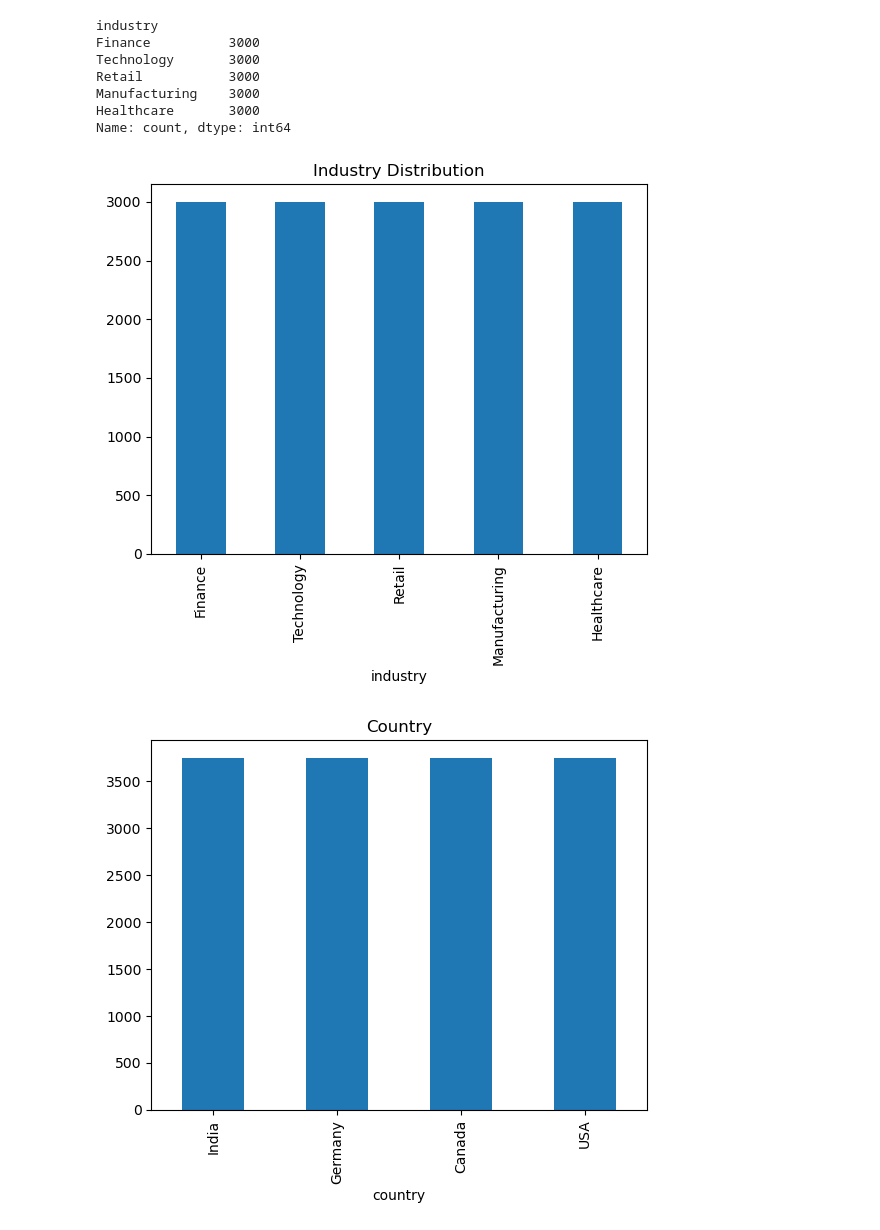
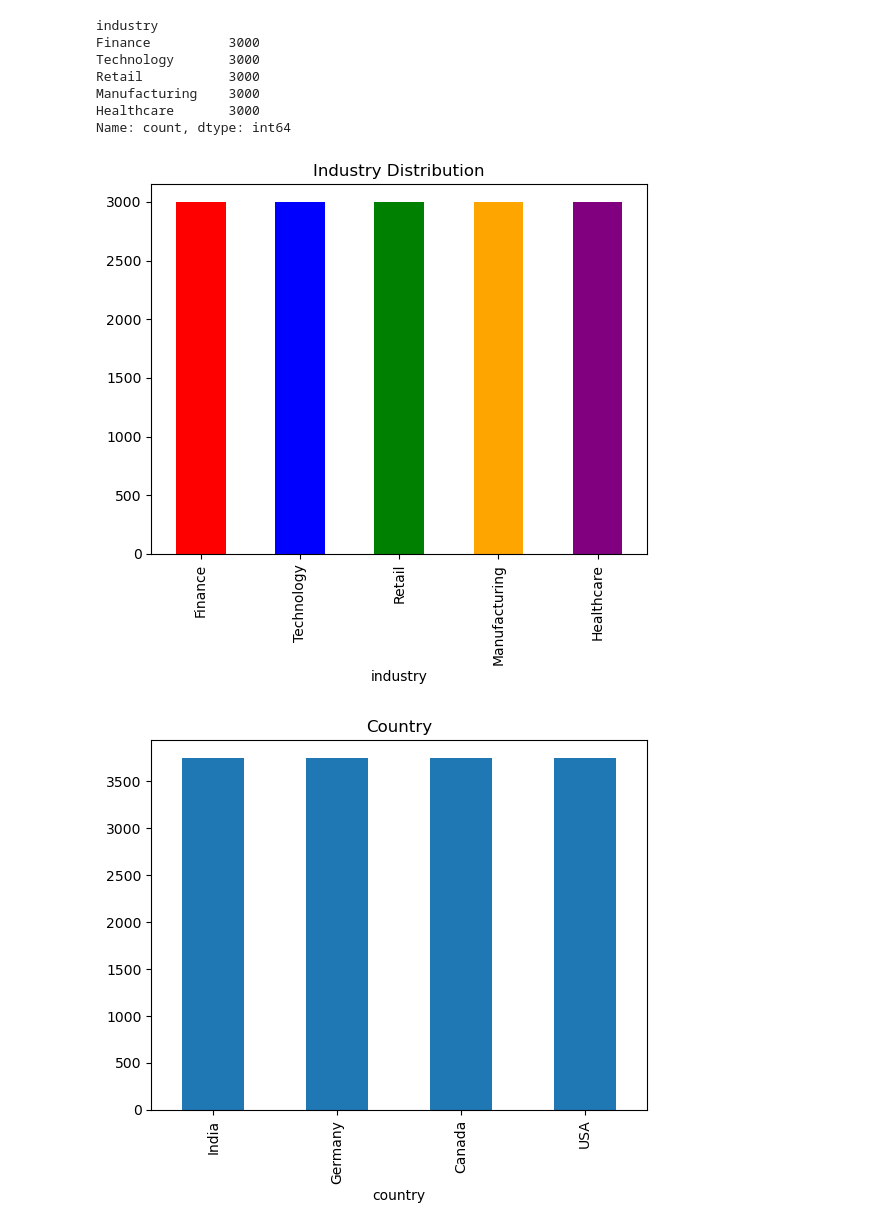
Before and after one commit to Nupurkpatel63/Industry_EDA_Analysis, a Jupyter notebook: Industry_EDA_Analysis.ipynb, the cells around one changed output. Drawn from its saved outputs; the diff is of its cells as text; code cells hidden in the pictures.

```diff
--- a/Industry_EDA_Analysis.ipynb
+++ b/Industry_EDA_Analysis.ipynb
@@ -161,11 +161,12 @@ Healthcare       3000
 Name: count, dtype: int64
 # %%
 #bar chart
-data['industry'].value_counts().plot(kind='bar')
+colors = ['red', 'blue', 'green', 'orange', 'purple']
+data['industry'].value_counts().plot(kind='bar',color=colors)
 plt.title("Industry Distribution")
 plt.show()
 # %% [output]
-[figure, old version]
+[figure, new version]
 # %%
 data['country'].value_counts().plot(kind='bar')
 plt.title("Country")
```
Also changed, not shown: parts of 7 cells of this notebook.
